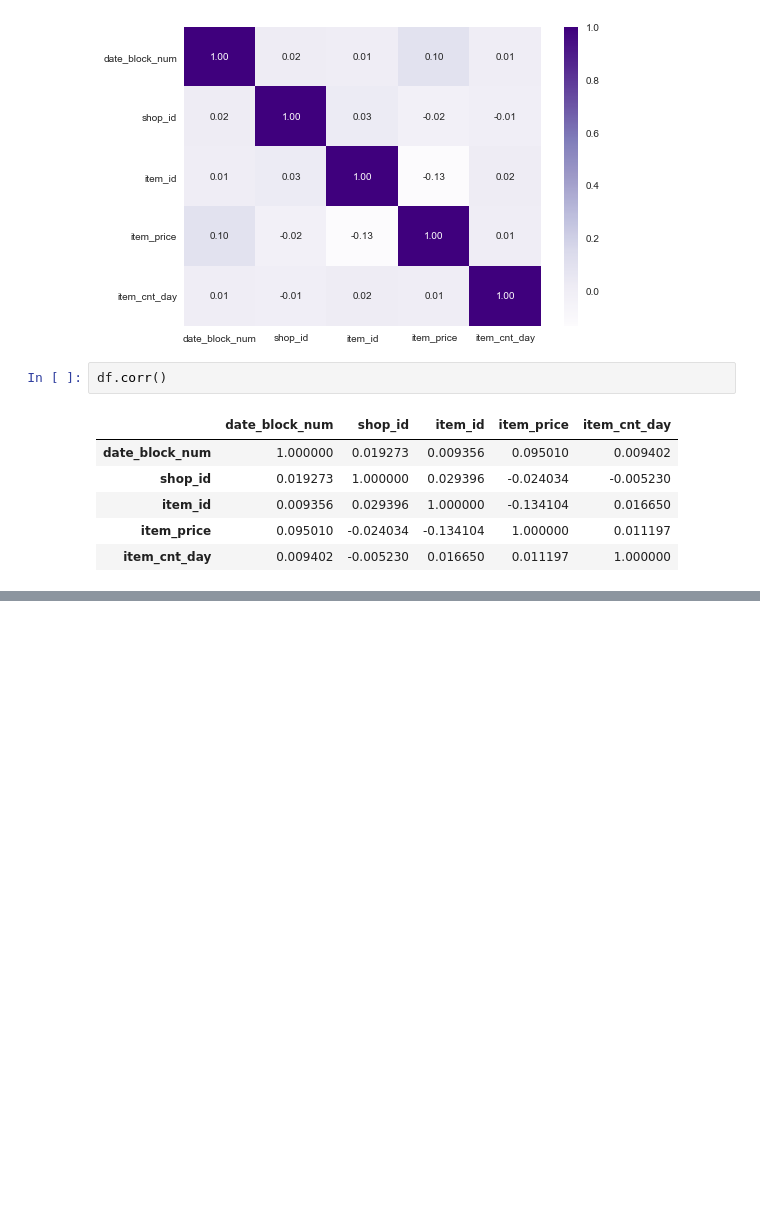
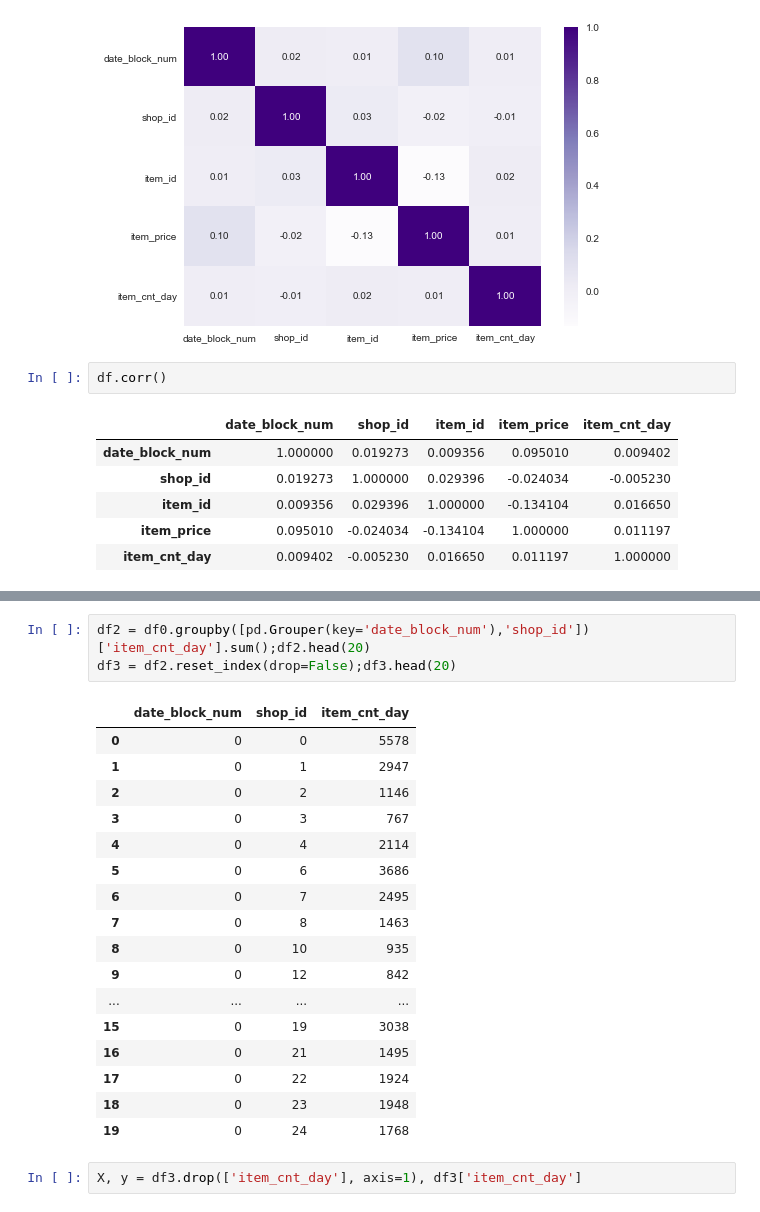
Before and after one commit to jguzman94/capstone-project, a Jupyter notebook: caps_1.ipynb, the cells around one changed output, grey strips where cells are left out. Drawn from its saved outputs; the diff is of its cells as text; blank space fills up the shorter version.

```diff
--- a/caps_1.ipynb
+++ b/caps_1.ipynb
@@ -82,0 +126,23 @@ array([[<matplotlib.axes._subplots.AxesSubplot object at 0x...>,
+# %%
+df2 = df0.groupby([pd.Grouper(key='date_block_num'),'shop_id'])['item_cnt_day'].sum();df2.head(20)
+df3 = df2.reset_index(drop=False);df3.head(20)
+# %% [output]
+|  | date_block_num | shop_id | item_cnt_day |
+| 0 | 0 | 0 | 5578 |
+| 1 | 0 | 1 | 2947 |
+| 2 | 0 | 2 | 1146 |
+| 3 | 0 | 3 | 767 |
+| 4 | 0 | 4 | 2114 |
+| 5 | 0 | 6 | 3686 |
+| 6 | 0 | 7 | 2495 |
+| 7 | 0 | 8 | 1463 |
+| 8 | 0 | 10 | 935 |
+| 9 | 0 | 12 | 842 |
+| ... | ... | ... | ... |
+| 15 | 0 | 19 | 3038 |
+| 16 | 0 | 21 | 1495 |
+| 17 | 0 | 22 | 1924 |
+| 18 | 0 | 23 | 1948 |
+| 19 | 0 | 24 | 1768 |
+# %%
+X, y = df3.drop(['item_cnt_day'], axis=1), df3['item_cnt_day']
```
Also changed, not shown: parts of 11 cells of this notebook.
